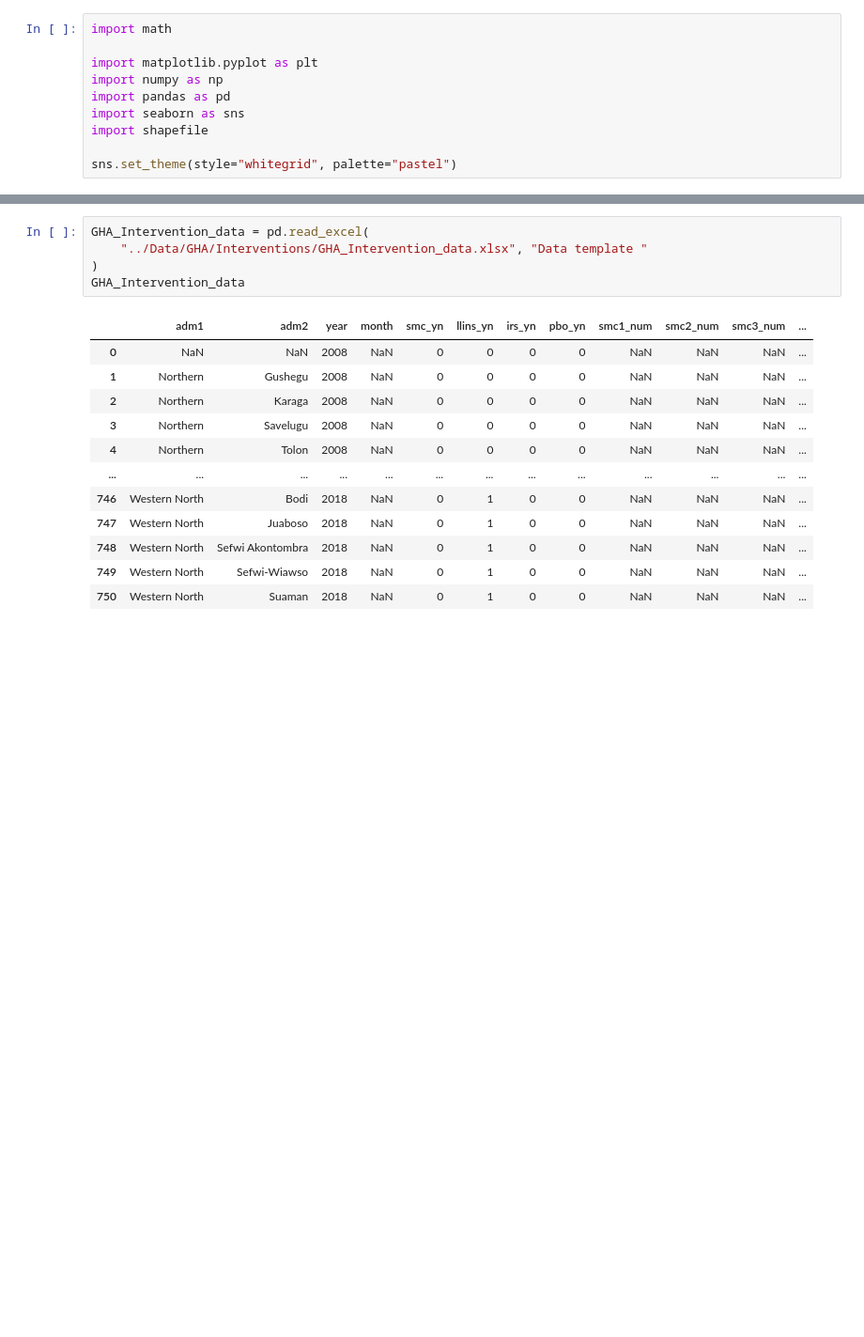
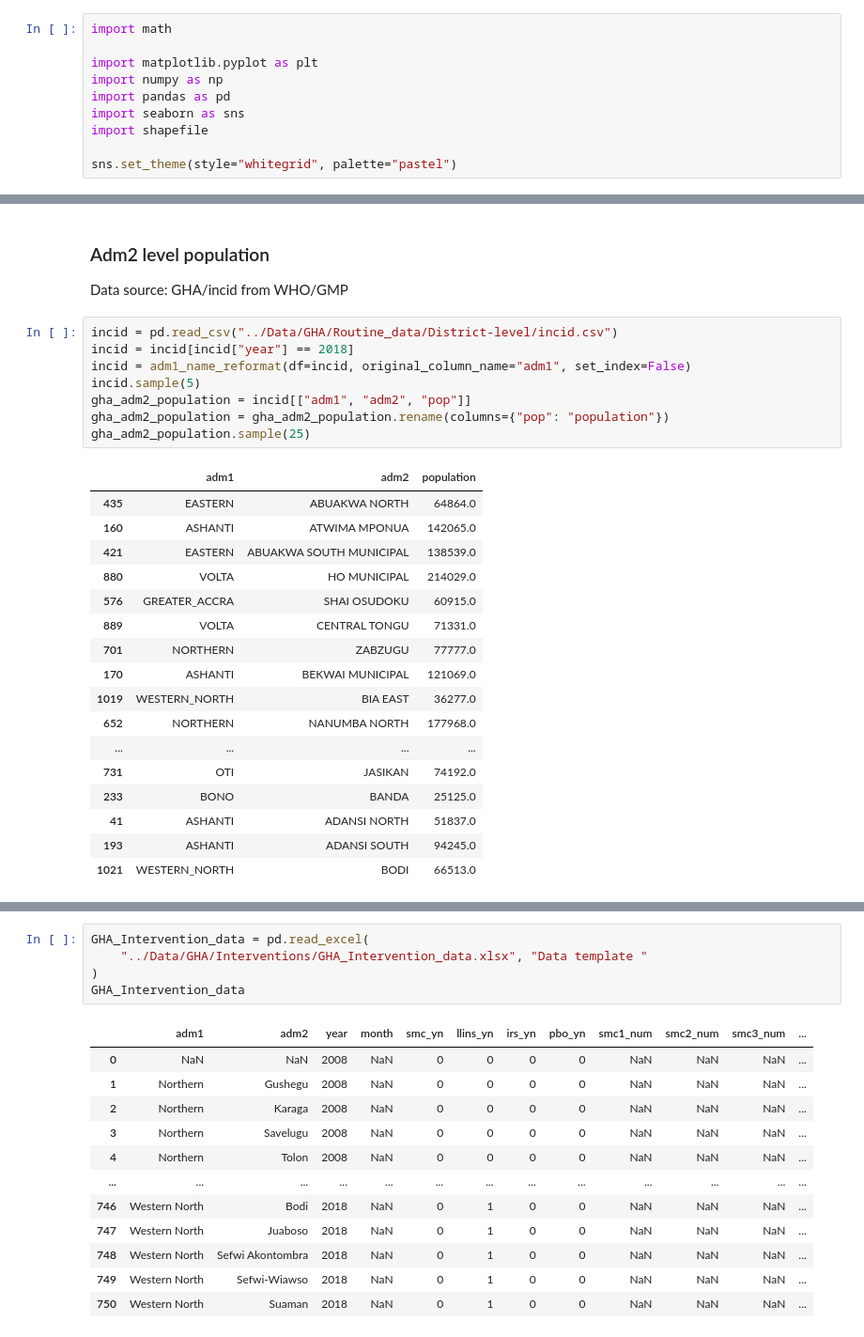
Before and after one commit to sepmein/mBench, a Jupyter notebook: GHA_data_preparation.ipynb, the cells around one changed output, grey strips where cells are left out. Shown at 94% size. Drawn from its saved outputs; the diff is of its cells as text; blank space fills up the shorter version.

```diff
--- a/GHA_data_preparation.ipynb
+++ b/GHA_data_preparation.ipynb
@@ -709,0 +396,29 @@ TODO
+# %% [markdown]
+### Adm2 level population
+Data source: GHA/incid from WHO/GMP
+# %%
+incid = pd.read_csv("../Data/GHA/Routine_data/District-level/incid.csv")
+incid = incid[incid["year"] == 2018]
+incid = adm1_name_reformat(df=incid, original_column_name="adm1", set_index=False)
+incid.sample(5)
+gha_adm2_population = incid[["adm1", "adm2", "pop"]]
+gha_adm2_population = gha_adm2_population.rename(columns={"pop": "population"})
+gha_adm2_population.sample(25)
+# %% [output]
+|  | adm1 | adm2 | population |
+| 435 | EASTERN | ABUAKWA NORTH | 64864.0 |
+| 160 | ASHANTI | ATWIMA MPONUA | 142065.0 |
+| 421 | EASTERN | ABUAKWA SOUTH MUNICIPAL | 138539.0 |
+| 880 | VOLTA | HO MUNICIPAL | 214029.0 |
+| 576 | GREATER_ACCRA | SHAI OSUDOKU | 60915.0 |
+| 889 | VOLTA | CENTRAL TONGU | 71331.0 |
+| 701 | NORTHERN | ZABZUGU | 77777.0 |
+| 170 | ASHANTI | BEKWAI MUNICIPAL | 121069.0 |
+| 1019 | WESTERN_NORTH | BIA EAST | 36277.0 |
+| 652 | NORTHERN | NANUMBA NORTH | 177968.0 |
+| ... | ... | ... | ... |
+| 731 | OTI | JASIKAN | 74192.0 |
+| 233 | BONO | BANDA | 25125.0 |
+| 41 | ASHANTI | ADANSI NORTH | 51837.0 |
+| 193 | ASHANTI | ADANSI SOUTH | 94245.0 |
+| 1021 | WESTERN_NORTH | BODI | 66513.0 |
```
Also changed, not shown: parts of 87 cells of this notebook.
